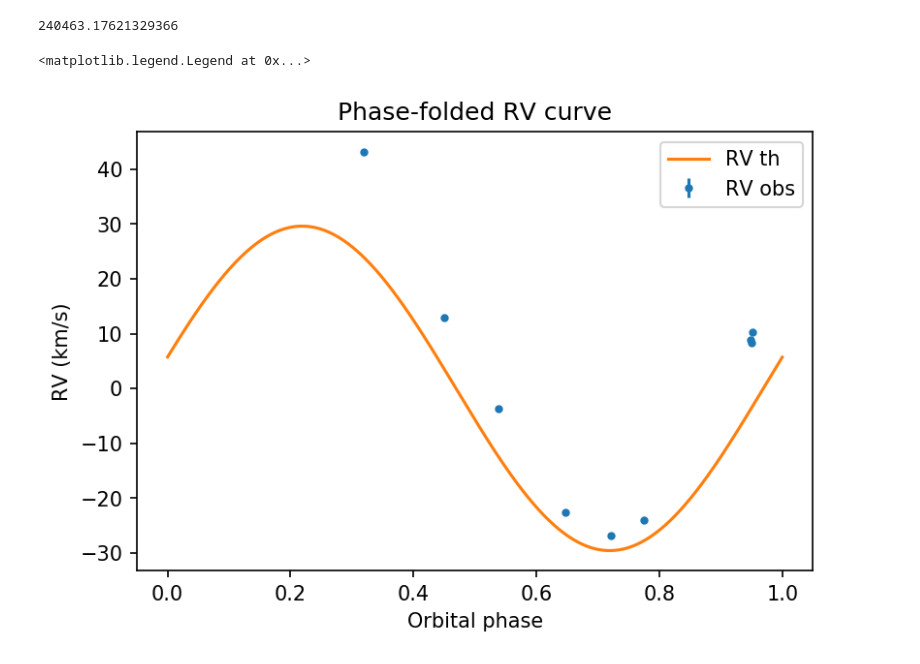
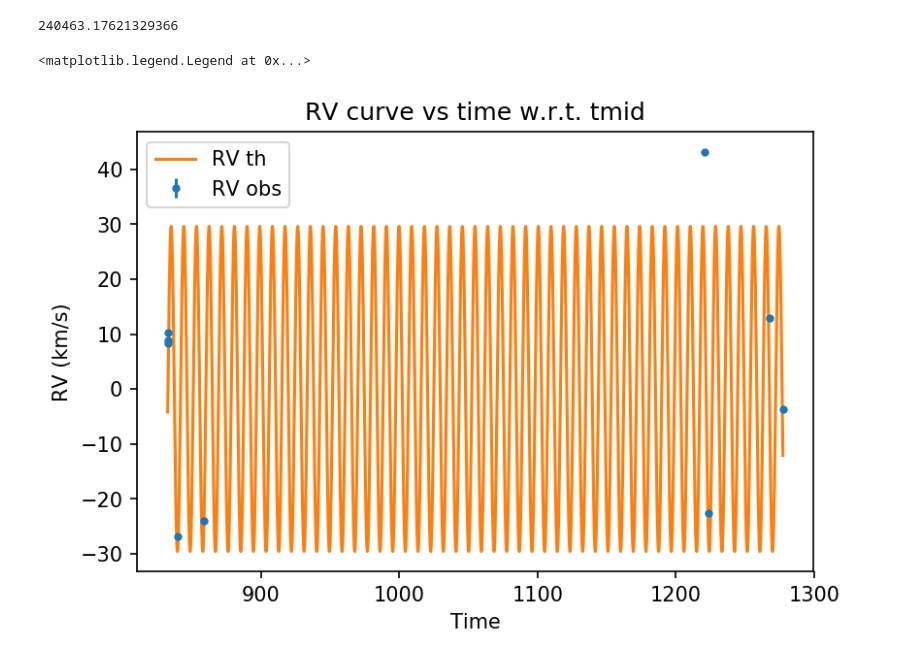
Before and after one commit to SimonJMurphy/maelstrom, a Jupyter notebook: RadialVelocity.ipynb, the cells around one changed output. Saved outputs shown, nothing was run; the diff lists cells and outputs as text; code cells hidden in the pictures.

```diff
--- a/RadialVelocity.ipynb
+++ b/RadialVelocity.ipynb
@@ -163,15 +163,15 @@ sess.run(chi2_tensor, feed_dict=feed_dict)
 # %% [output]
 240463.17621329366
 # %%
-rv_time_test = np.sort(np.linspace(rvs[:, 0].min(), rvs[:, 0].max(), 5000) % porb)
+rv_time_test = np.sort(np.linspace(rvs[:, 0].min(), rvs[:, 0].max(), 5000))
 vrad_test = sess.run(vrad_tensor, feed_dict={rv_time_tensor: rv_time_test})
 
-plt.errorbar((rvs[:,0] % porb)/porb,rvs[:,1],rvs[:,2],fmt=".",label='RV obs')
-plt.plot(rv_time_test/porb, vrad_test, label='RV th')
-plt.xlabel("Orbital phase")
+plt.errorbar(rvs[:,0],rvs[:,1],rvs[:,2],fmt=".",label='RV obs')
+plt.plot(rv_time_test, vrad_test, label='RV th')
+plt.xlabel("Time")
 plt.ylabel("RV (km/s)")
-plt.title("Phase-folded RV curve")
+plt.title("RV curve vs time w.r.t. tmid")
 plt.legend()
 # %% [output]
 <matplotlib.legend.Legend at 0x...>
-[figure, old version]
+[figure, new version]
```
Also changed, not shown: parts of 2 cells of this notebook.
